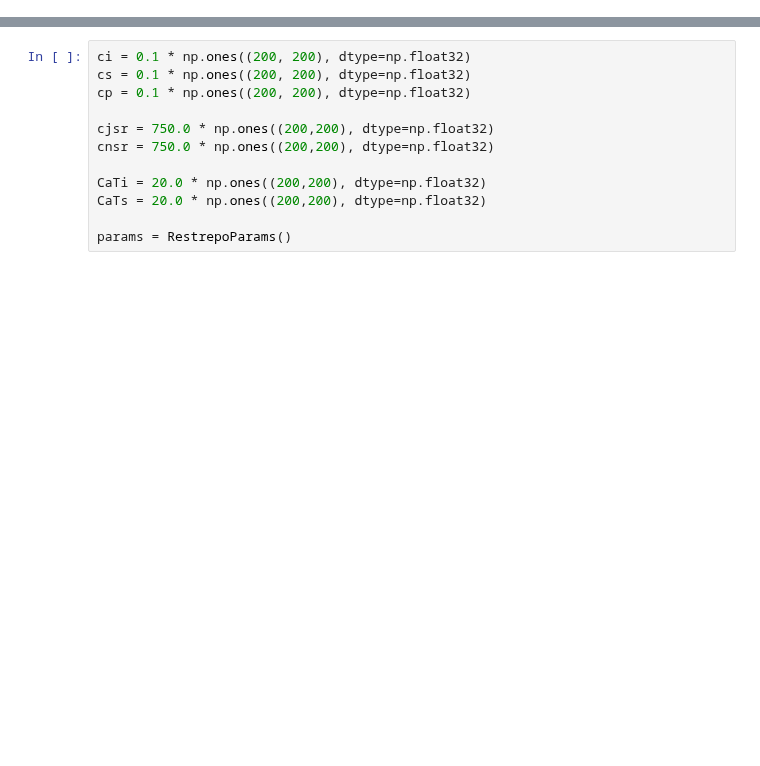
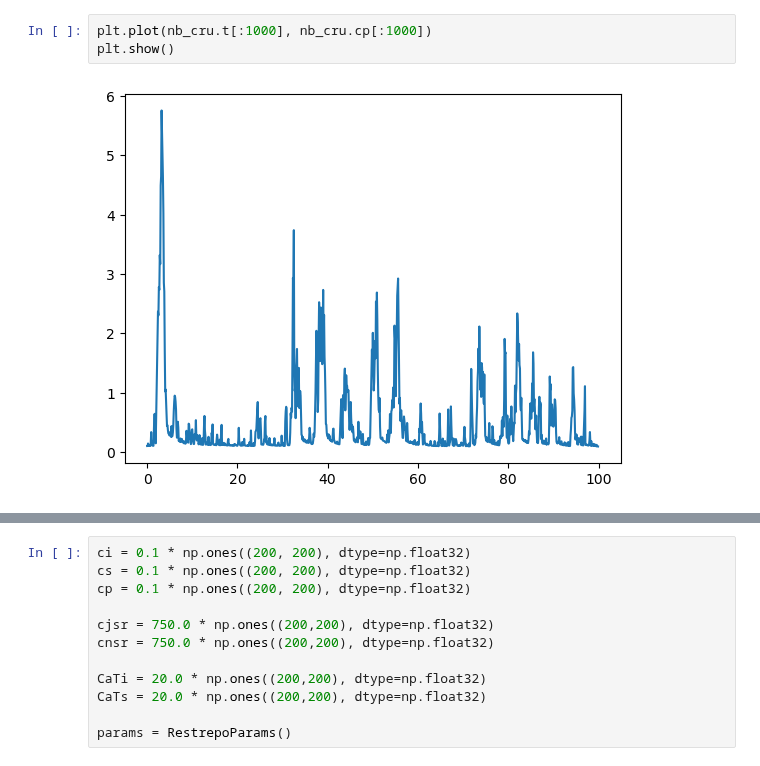
Before and after one commit to lukeoloughlin/GW-model, a Jupyter notebook: src/restrepo/test.ipynb, the cells around one changed output, grey strips where cells are left out. Saved outputs shown, nothing was run; the diff lists cells and outputs as text; blank space fills up the shorter version.

```diff
--- a/src/restrepo/test.ipynb
+++ b/src/restrepo/test.ipynb
@@ -11,0 +30,5 @@ from params import RestrepoParams
+# %%
+plt.plot(nb_cru.t[:1000], nb_cru.cp[:1000])
+plt.show()
+# %% [output]
+[figure, added]
```
Also changed, not shown: parts of 22 cells of this notebook, 4 other files.
